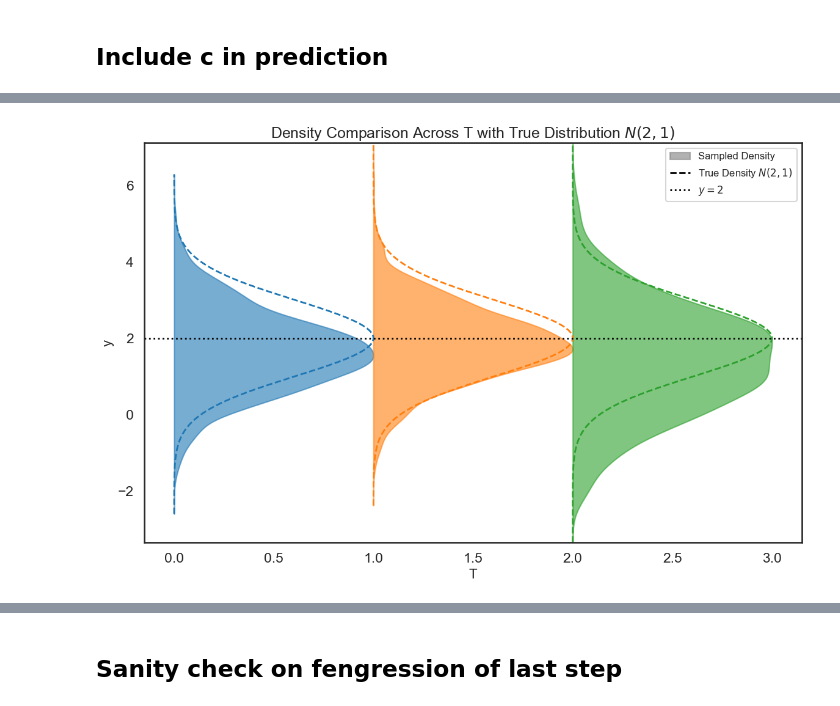
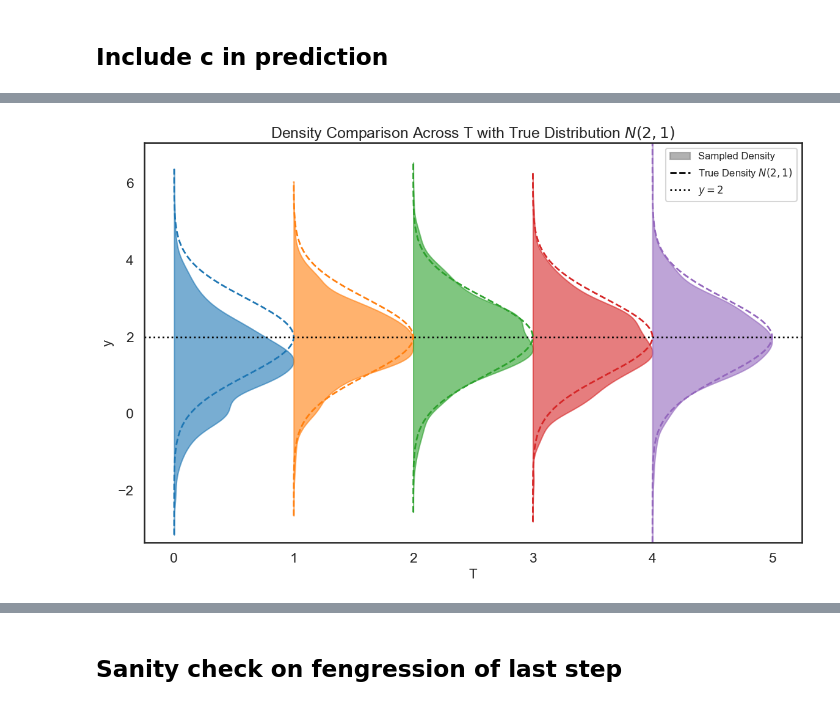
Before and after one commit to xwshen51/frengression, a Jupyter notebook: simulation_longitudinl.ipynb, the cells around one changed output, grey strips where cells are left out. Cells and saved outputs as stored; diff of their text form; code cells hidden in the pictures.

```diff
--- a/simulation_longitudinl.ipynb
+++ b/simulation_longitudinl.ipynb
@@ -30,0 +50,4 @@ warnings.filterwarnings("ignore")
+# %%
+y_margin_sample=model.sample_causal_margin(s=torch.tensor([[0]],dtype=torch.float32),
+                                            x = torch.tensor([[1]*5],dtype=torch.int32),
+                                            sample_size=1000)
@@ -33,7 +130,7 @@ warnings.filterwarnings("ignore")
 # %% [markdown]
 ## Include c in prediction
 # %%
-s, x,z,y= generate_data_longitudinl(n=8000,T=3,C_coeff=0.01)
+s, x,z,y= generate_data_longitudinl(n=10000,T=5,C_coeff=0.01)
 print(np.mean(y[x[:,0]==1,0])-np.mean(y[x[:,0]==0,0]))
 s_tr = torch.tensor(s, dtype=torch.float32)
 x_tr = torch.tensor(x, dtype=torch.int32)
@@ -44,5 +141,5 @@ z_tr = torch.tensor(z, dtype=torch.float32)
 # %%
-model = FrengressionSeq(x_dim=1, y_dim=1, z_dim=1, T=3, s_dim = 1, noise_dim=1, num_layer=3, hidden_dim=100,
+model = FrengressionSeq(x_dim=1, y_dim=1, z_dim=1, T=5, s_dim = 1, noise_dim=1, num_layer=3, hidden_dim=100,
                         device=device, x_binary = True, s_in_predict=True)
 
 model.train_y(s=s_tr,x=x_tr,z=z_tr,y=y_tr,num_iters=4000, lr=1e-4, print_every_iter=1000)
@@ -55,6 +152,6 @@ Epoch 4000: loss 2.2159,        loss_y 1.0904, 2.1813, 2.1818,  loss_eta 1.1254,
 # %%
 y_margin_sample=model.sample_causal_margin(s=torch.tensor([[0]],dtype=torch.float32),
-                                            x = torch.tensor([[1,1,1]],dtype=torch.int32),
+                                            x = torch.tensor([[1]*5],dtype=torch.int32),
                                             sample_size=1000)
 # %%
 # Convert torch tensors to numpy arrays
@@ -68,7 +165,7 @@ true_sigma = 1
 sns.set(style="white", context="talk")
 
 # Define T values
-T_values = range(3)  # 0,1,2,3,4
+T_values = range(5)
 
 # Define colors for each T using a color palette
 palette = sns.color_palette("tab10", len(T_values))  # 'tab10' provides distinct colors
@@ -102,31 +199,31 @@ for idx, (T, y) in enumerate(zip(T_values, y_lists_np)):
     # Plot the true density as a dashed line
     plt.plot(T + true_density_norm, y_values, color=palette[idx], linestyle='--', linewidth=2)
 
 # Add the vertical line at y=2 across all T
 plt.axhline(y=2, color='black', linestyle=':', linewidth=2, label='$y=2$')
 
 # Labels and title
 plt.xlabel('T', fontsize=16)
 plt.ylabel('y', fontsize=16)
 plt.title('Density Comparison Across T with True Distribution $N(2,1)$', fontsize=18)
 
 # Create a custom legend
 legend_elements = [
     Patch(facecolor='grey', edgecolor='grey', alpha=0.6, label='Sampled Density'),
     Line2D([0], [0], color='black', linestyle='--', linewidth=2, label='True Density $N(2,1)$'),
     Line2D([0], [0], color='black', linestyle=':', linewidth=2, label='$y=2$')
 ]
 
 plt.legend(handles=legend_elements, fontsize=12, loc='upper right')
 
 # Adjust y-axis limits
 y_all = np.concatenate(y_lists_np)
 plt.ylim(y_all.min() - 1, y_all.max() + 1)
 
 # Improve layout
 plt.tight_layout()
 
 # Display the plot
 plt.show()
 # %% [output]
-[figure, old version]
+[figure, new version]
```
Also changed, not shown: parts of 21 cells of this notebook, 3 other files.
